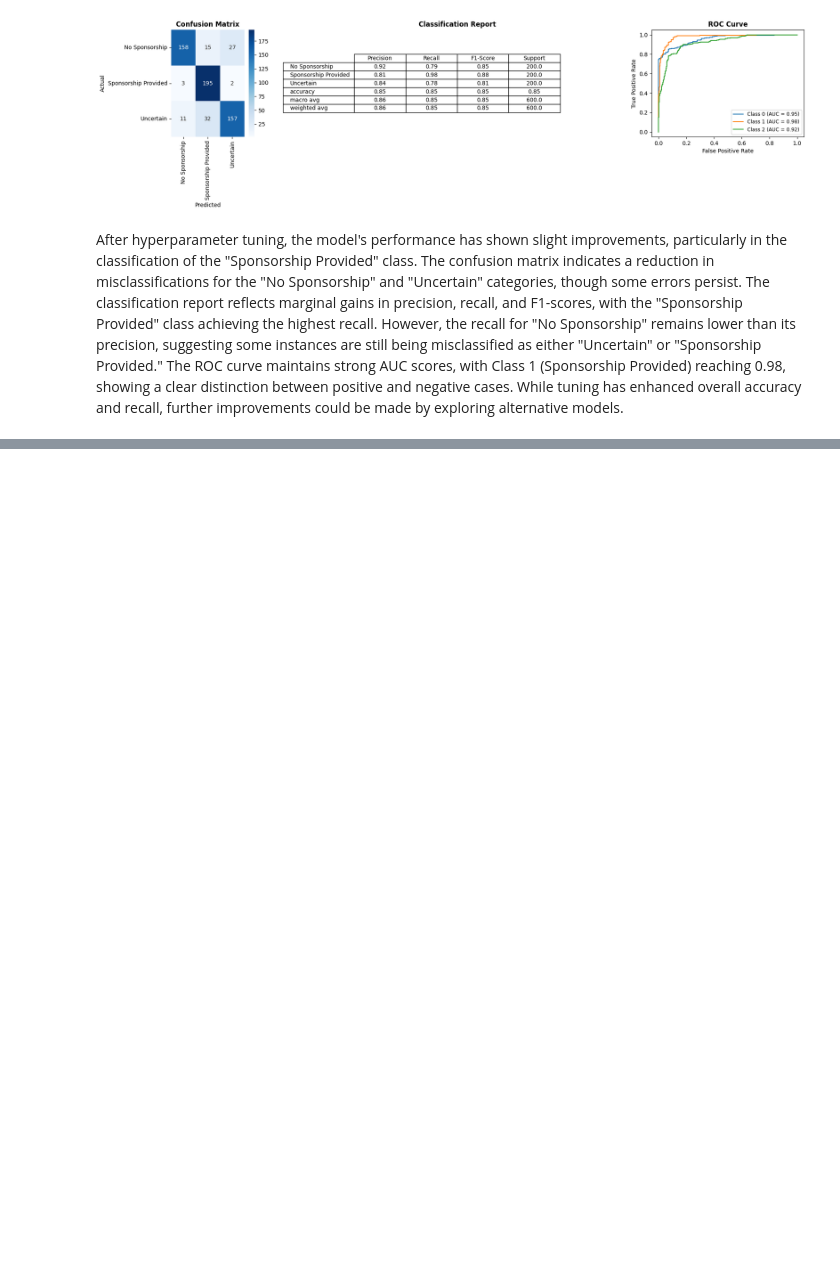
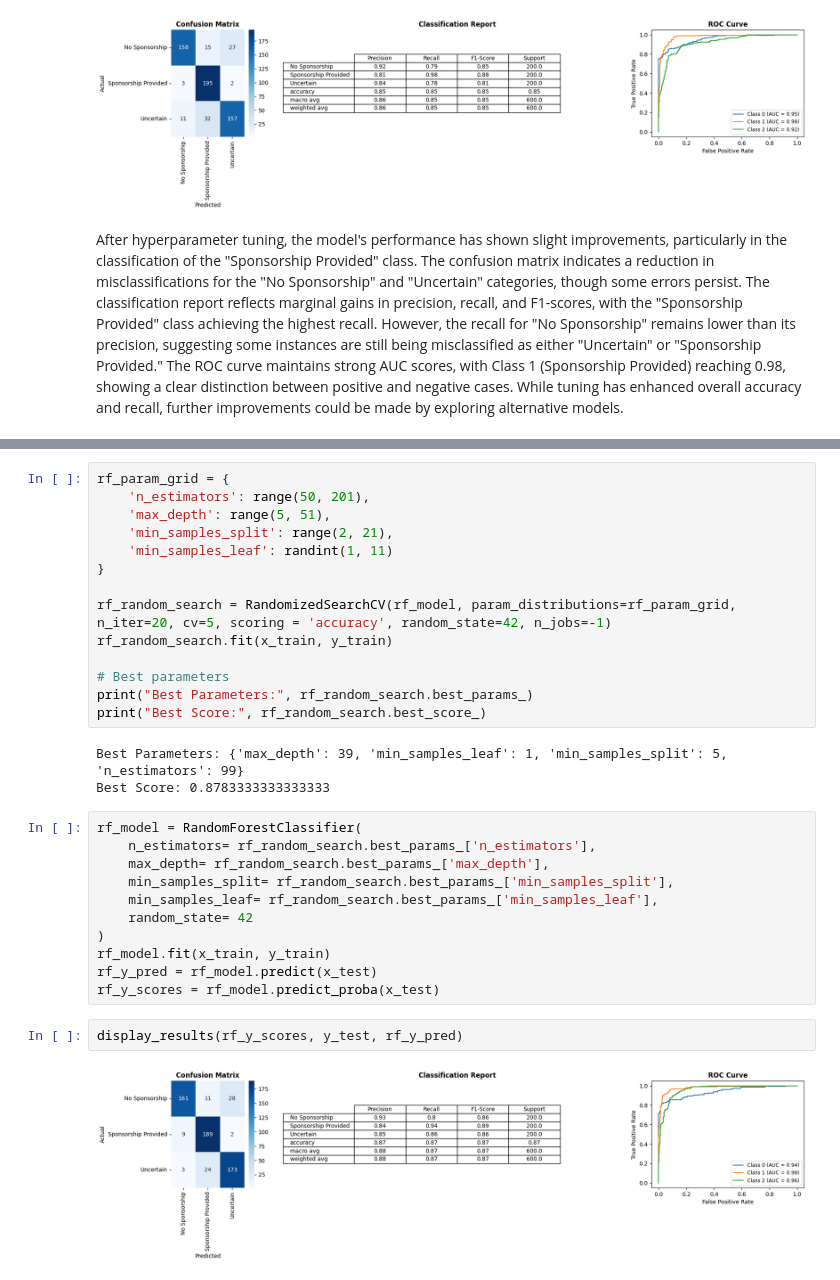
Before and after one commit to rsgGit/job-search, a Jupyter notebook: notebooks/text_classification_model.ipynb, the cells around one changed output, grey strips where cells are left out. Saved outputs shown, nothing was run; the diff lists cells and outputs as text; blank space fills up the shorter version.

```diff
--- a/notebooks/text_classification_model.ipynb
+++ b/notebooks/text_classification_model.ipynb
@@ -212,0 +277,32 @@ After hyperparameter tuning, the model's performance has shown slight improvemen
+# %%
+rf_param_grid = {
+    'n_estimators': range(50, 201),
+    'max_depth': range(5, 51),
+    'min_samples_split': range(2, 21),
+    'min_samples_leaf': randint(1, 11)
+}
+
+rf_random_search = RandomizedSearchCV(rf_model, param_distributions=rf_param_grid, n_iter=20, cv=5, scoring = 'accuracy', random_state=42, n_jobs=-1)
+rf_random_search.fit(x_train, y_train)
+
+# Best parameters
+print("Best Parameters:", rf_random_search.best_params_)
+print("Best Score:", rf_random_search.best_score_)
+# %% [output]
+Best Parameters: {'max_depth': 39, 'min_samples_leaf': 1, 'min_samples_split': 5, 'n_estimators': 99}
+Best Score: 0.8783333333333333
+# %%
+rf_model = RandomForestClassifier(
+    n_estimators= rf_random_search.best_params_['n_estimators'],
+    max_depth= rf_random_search.best_params_['max_depth'],
+    min_samples_split= rf_random_search.best_params_['min_samples_split'],
+    min_samples_leaf= rf_random_search.best_params_['min_samples_leaf'],
+    random_state= 42
+)
+rf_model.fit(x_train, y_train)
+rf_y_pred = rf_model.predict(x_test)
+rf_y_scores = rf_model.predict_proba(x_test)
+# %%
+display_results(rf_y_scores, y_test, rf_y_pred)
+# %% [output]
+[figure, added]
```
Also changed, not shown: parts of 13 cells of this notebook.
